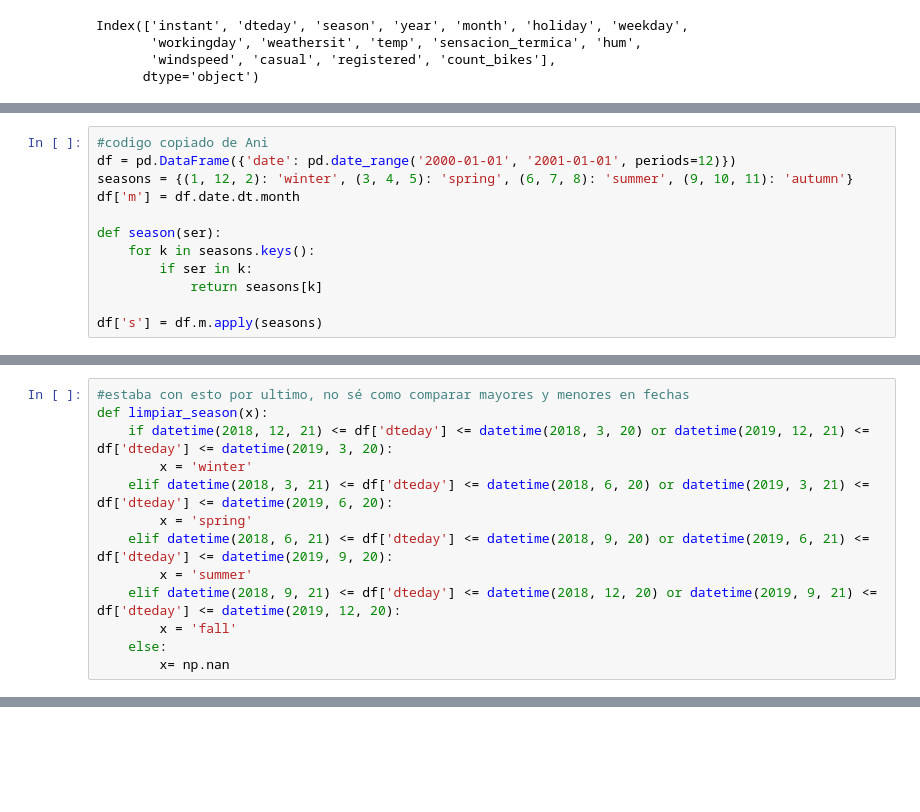
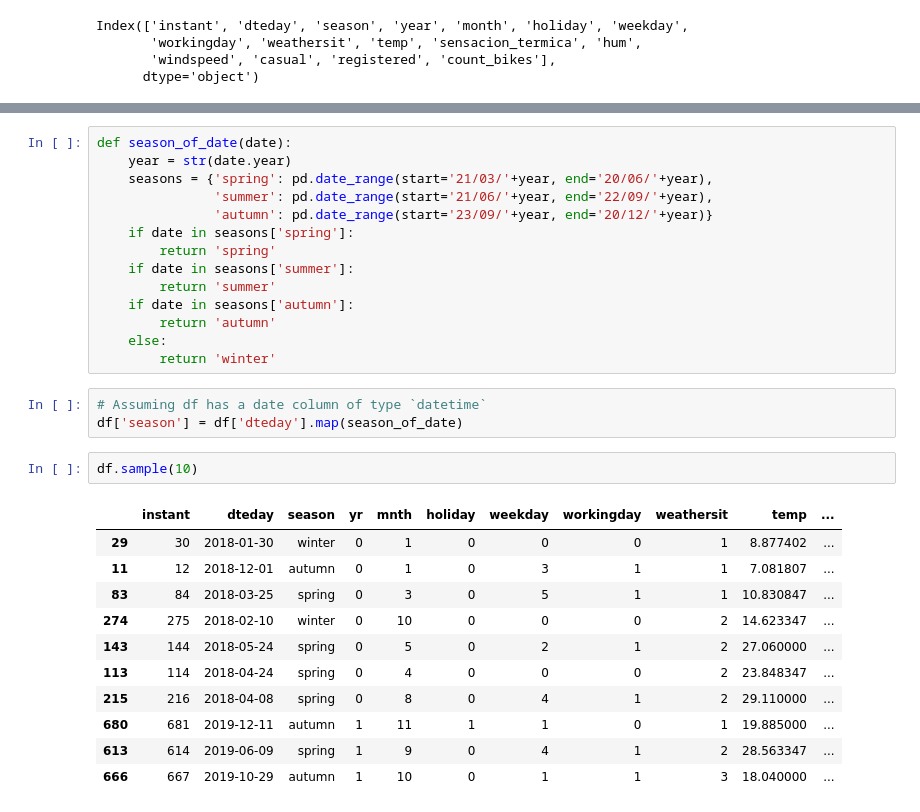
Before and after one commit to chloeiris/DA-Project3-Bike-Rental-ML-Predictive-Models, a Jupyter notebook: EDA_Bike_Sharing.ipynb, the cells around one changed output, grey strips where cells are left out. Drawn from its saved outputs; the diff is of its cells as text; blank space fills up the shorter version.

```diff
--- a/EDA_Bike_Sharing.ipynb
+++ b/EDA_Bike_Sharing.ipynb
@@ -241,12 +281,0 @@ Name: dteday, dtype: datetime64[ns]
-# %%
-#codigo copiado de Ani
-df = pd.DataFrame({'date': pd.date_range('2000-01-01', '2001-01-01', periods=12)})
-seasons = {(1, 12, 2): 'winter', (3, 4, 5): 'spring', (6, 7, 8): 'summer', (9, 10, 11): 'autumn'}
-df['m'] = df.date.dt.month
-
-def season(ser):
-    for k in seasons.keys():
-        if ser in k:
-            return seasons[k]
-
-df['s'] = df.m.apply(seasons)
@@ -270,16 +282,3 @@ datetime.datetime(2020, 5, 17, 0, 0)
-# %%
-#estaba con esto por ultimo, no sé como comparar mayores y menores en fechas
-def limpiar_season(x):
-    if datetime(2018, 12, 21) <= df['dteday'] <= datetime(2018, 3, 20) or datetime(2019, 12, 21) <= df['dteday'] <= datetime(2019, 3, 20):
-        x = 'winter'
-    elif datetime(2018, 3, 21) <= df['dteday'] <= datetime(2018, 6, 20) or datetime(2019, 3, 21) <= df['dteday'] <= datetime(2019, 6, 20):
-        x = 'spring'
-    elif datetime(2018, 6, 21) <= df['dteday'] <= datetime(2018, 9, 20) or datetime(2019, 6, 21) <= df['dteday'] <= datetime(2019, 9, 20):
-        x = 'summer'
-    elif datetime(2018, 9, 21) <= df['dteday'] <= datetime(2018, 12, 20) or datetime(2019, 9, 21) <= df['dteday'] <= datetime(2019, 12, 20):
-        x = 'fall'
-    else:
-        x= np.nan
 # %%
 df['season']= df['season'].apply(limpiar_season)
 # %% [output]
@@ -286,0 +286,31 @@ ValueError: The truth value of a Series is ambiguous. Use a.empty, a.bool(), a.i
+# %%
+def season_of_date(date):
+    year = str(date.year)
+    seasons = {'spring': pd.date_range(start='21/03/'+year, end='20/06/'+year),
+               'summer': pd.date_range(start='21/06/'+year, end='22/09/'+year),
+               'autumn': pd.date_range(start='23/09/'+year, end='20/12/'+year)}
+    if date in seasons['spring']:
+        return 'spring'
+    if date in seasons['summer']:
+        return 'summer'
+    if date in seasons['autumn']:
+        return 'autumn'
+    else:
+        return 'winter'
+# %%
+# Assuming df has a date column of type `datetime`
+df['season'] = df['dteday'].map(season_of_date)
+# %%
+df.sample(10)
+# %% [output]
+|  | instant | dteday | season | yr | mnth | holiday | weekday | workingday | weathersit | temp | ... |
+| 29 | 30 | 2018-01-30 | winter | 0 | 1 | 0 | 0 | 0 | 1 | 8.877402 | ... |
+| 11 | 12 | 2018-12-01 | autumn | 0 | 1 | 0 | 3 | 1 | 1 | 7.081807 | ... |
+| 83 | 84 | 2018-03-25 | spring | 0 | 3 | 0 | 5 | 1 | 1 | 10.830847 | ... |
+| 274 | 275 | 2018-02-10 | winter | 0 | 10 | 0 | 0 | 0 | 2 | 14.623347 | ... |
+| 143 | 144 | 2018-05-24 | spring | 0 | 5 | 0 | 2 | 1 | 2 | 27.060000 | ... |
+| 113 | 114 | 2018-04-24 | spring | 0 | 4 | 0 | 0 | 0 | 2 | 23.848347 | ... |
+| 215 | 216 | 2018-04-08 | spring | 0 | 8 | 0 | 4 | 1 | 2 | 29.110000 | ... |
+| 680 | 681 | 2019-12-11 | autumn | 1 | 11 | 1 | 1 | 0 | 1 | 19.885000 | ... |
+| 613 | 614 | 2019-06-09 | spring | 1 | 9 | 0 | 4 | 1 | 2 | 28.563347 | ... |
+| 666 | 667 | 2019-10-29 | autumn | 1 | 10 | 0 | 1 | 1 | 3 | 18.040000 | ... |
```
Also changed, not shown: parts of 12 cells of this notebook.
